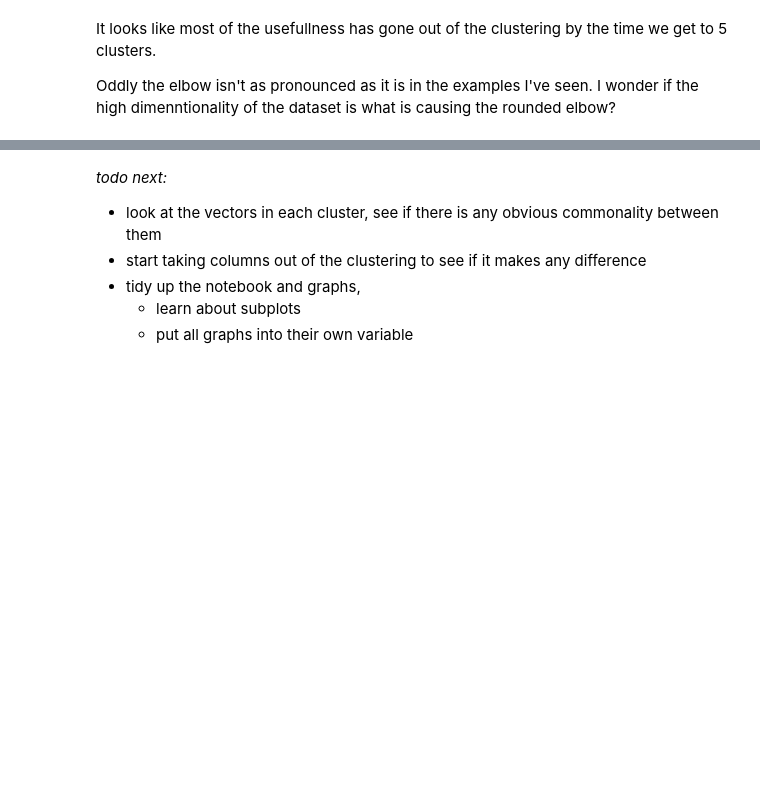
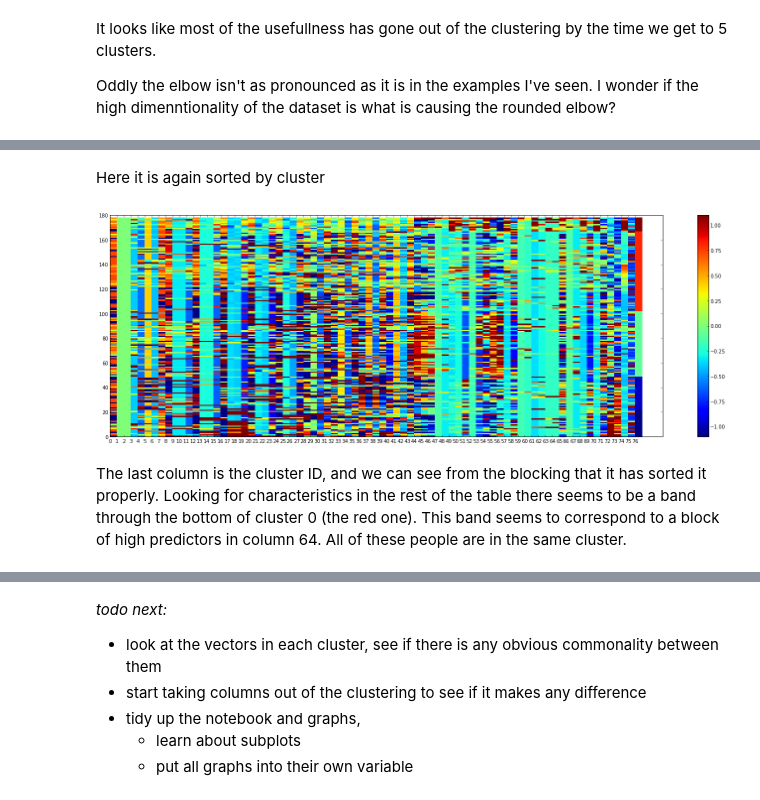
Before and after one commit to notionparallax/GA-DataScience, a Jupyter notebook: Prediction book analysis/PB analysis of users.ipynb, the cells around one changed output, grey strips where cells are left out. Saved outputs shown, nothing was run; the diff lists cells and outputs as text; code cells hidden in the pictures; blank space fills up the shorter version.

```diff
--- a/Prediction book analysis/PB analysis of users.ipynb
+++ b/Prediction book analysis/PB analysis of users.ipynb
@@ -434,0 +533,19 @@ Oddly the elbow isn't as pronounced as it is in the examples I've seen. I wonder
+# %% [markdown]
+Here it is again sorted by cluster
+# %%
+data_width = qudf_scaled_wID.shape[1]-1
+qudf_scaled_wID_sorted = qudf_scaled_wID[qudf_scaled_wID[:,data_width].argsort()]
+
+colors = [(cm.jet(i)) for i in xrange(1,256)]
+new_map = matplotlib.colors.LinearSegmentedColormap.from_list('new_map', colors, N=256)
+
+fig = plt.figure(figsize=(25,8), dpi=100)
+pcolor(qudf_scaled_wID_sorted, cmap=new_map, vmin=-1.1, vmax=1.1)
+colorbar()
+data_width = qudf_scaled_wID_sorted.shape[1]
+xticks(range(0,data_width,1))
+show()
+# %% [output]
+[figure, added]
+# %% [markdown]
+The last column is the cluster ID, and we can see from the blocking that it has sorted it properly. Looking for characteristics in the rest of the table there seems to be a band through the bottom of cluster 0 (the red one). This band seems to correspond to a block of high predictors in column 64. All of these people are in the same cluster.
```
Also changed, not shown: parts of 53 cells of this notebook, 1 other file.
